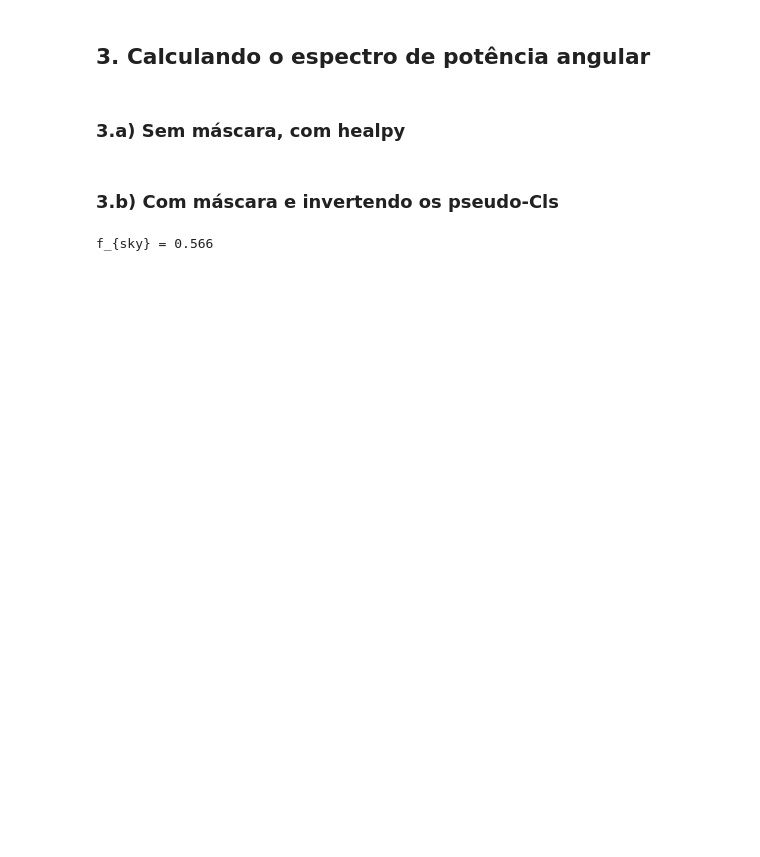
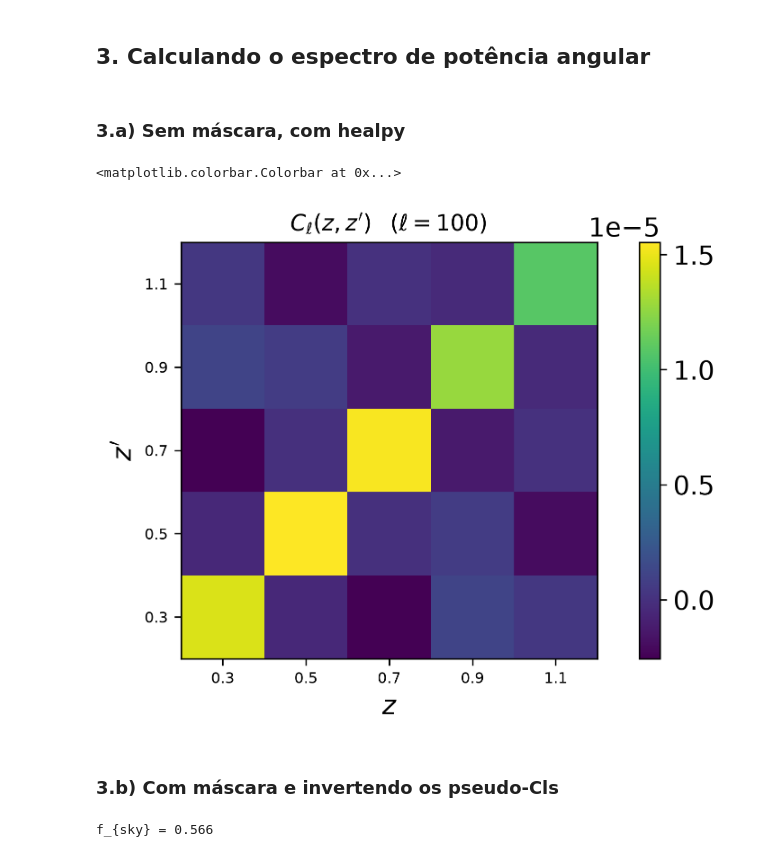
Before and after one commit to isasmatos/IA_school_CBPF_2026, a Jupyter notebook: notebooks/Aula-3a_angular_power_spectrum.ipynb, the cells around one changed output. Cells and saved outputs as stored; diff of their text form; code cells hidden in the pictures; blank space fills up the shorter version.

```diff
--- a/notebooks/Aula-3a_angular_power_spectrum.ipynb
+++ b/notebooks/Aula-3a_angular_power_spectrum.ipynb
@@ -390,6 +378,24 @@ for n in range(Nbins):
 # Salvando
 os.makedirs(os.path.dirname(f'{cls_dir}/Cls_gg_no_mask.npy'), exist_ok=True)
 np.save(f'{cls_dir}/Cls_gg_no_mask', cls_gg_no_mask)
+# %%
+# Plot em bins de z, z'
+
+fig, ax = plt.subplots(dpi=300)
+fig.set_figwidth(8)
+fig.set_figheight(4)
+img=ax.imshow(cls_gg_no_mask[100,:,:].T, origin='lower')#,extent=[0,100,0,100])
+plt.title(r"${C_\ell}(z,z') \;\;\; (\ell=100)$", fontsize=12)
+ax.set_xlabel('$z$')
+ax.set_ylabel("$z'$")
+ax.set_xticks(np.arange(5))
+ax.set_xticklabels(np.round(zbar, 1).tolist(), fontsize=8)
+ax.set_yticks(np.arange(5))
+ax.set_yticklabels(np.round(zbar, 1).tolist(), fontsize=8)
+fig.colorbar(img,ax=ax)
+# %% [output]
+<matplotlib.colorbar.Colorbar at 0x...>
+[figure, added]
 # %% [markdown]
 ### 3.b) Com máscara e invertendo os pseudo-Cls
 # %%
```
Also changed, not shown: parts of 18 cells of this notebook, 25 other files.
